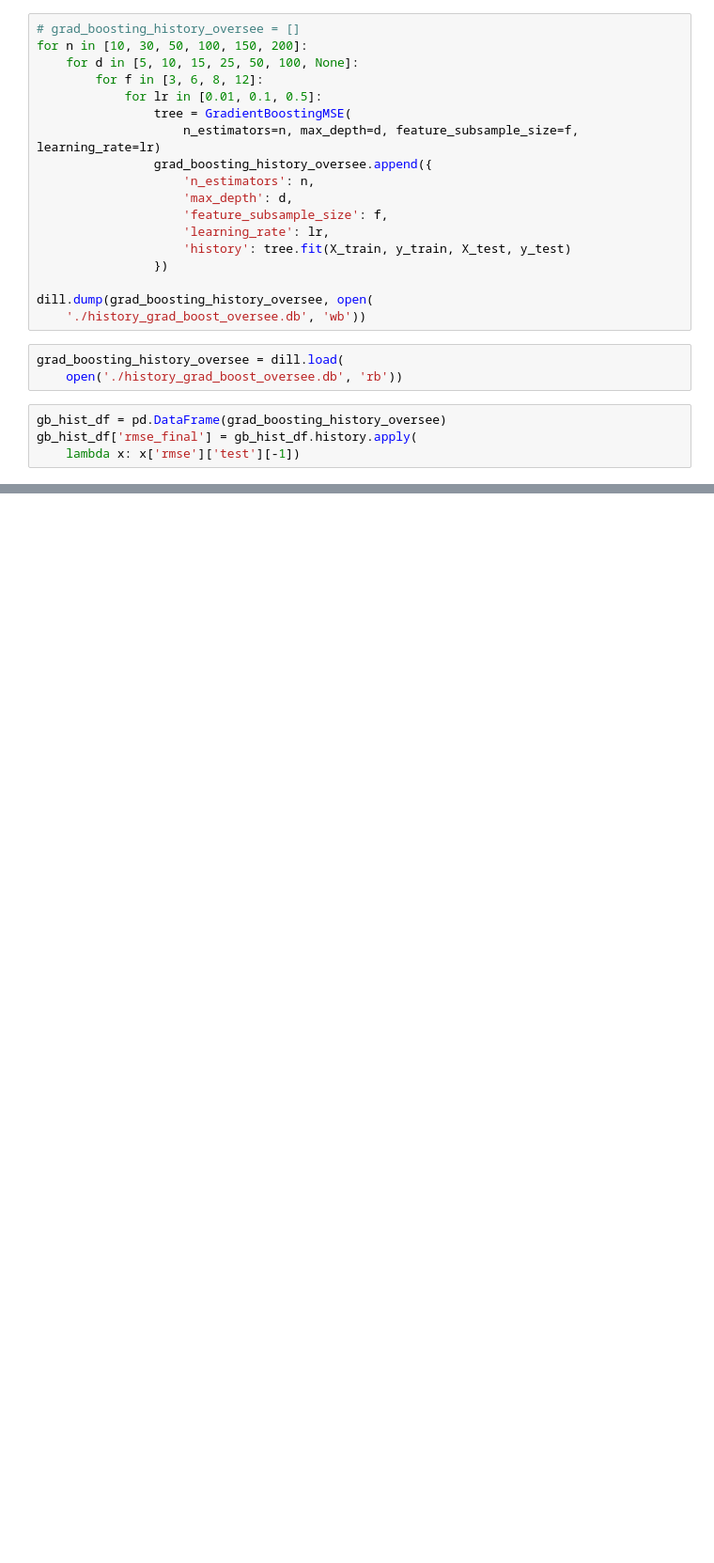
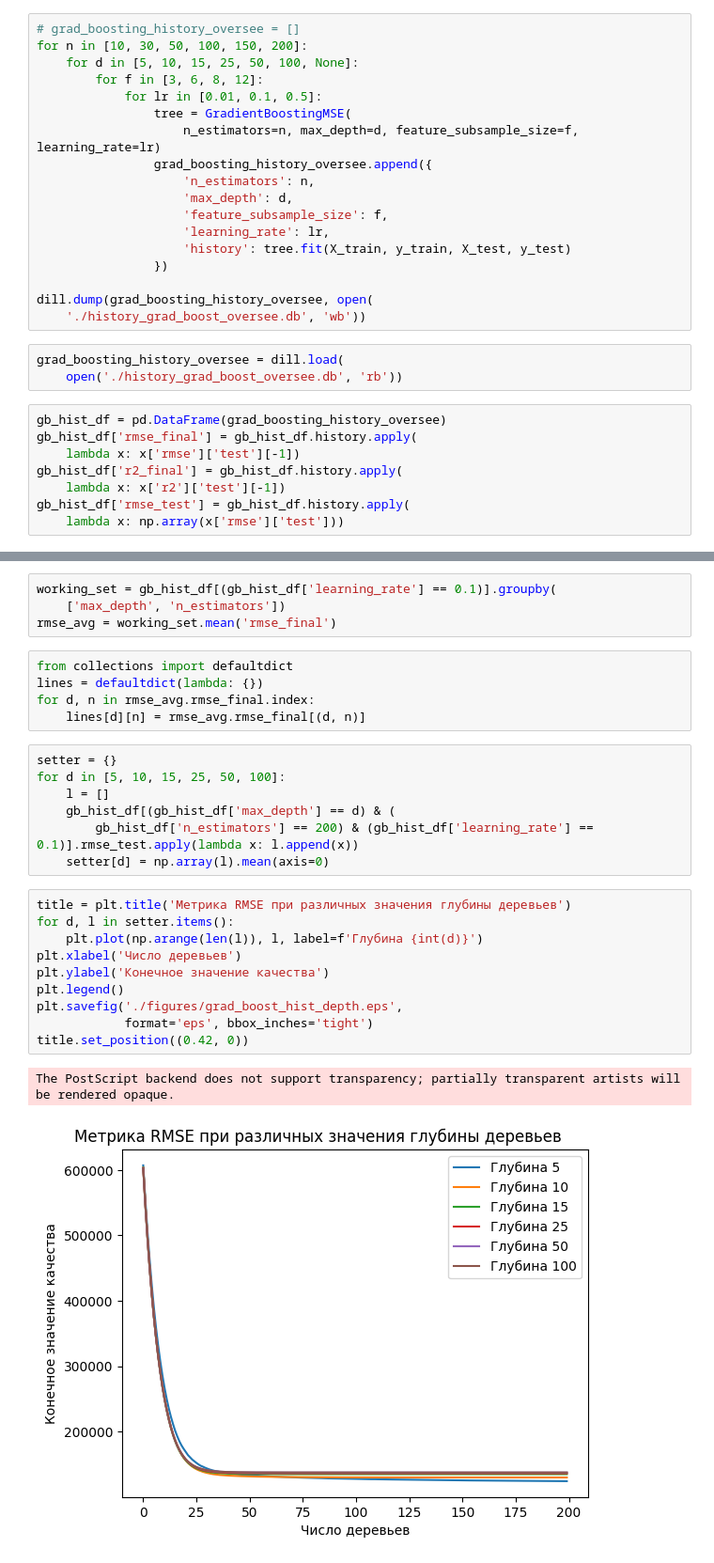
Before and after one commit to Dont4rootMe/Ensembles-ML, a Jupyter notebook: stuff/data_science.ipynb, the cells around one changed output, grey strips where cells are left out. Shown at 94% size. Saved outputs shown, nothing was run; the diff lists cells and outputs as text; blank space fills up the shorter version.

Commit message:
adding grad_boost to docs

```diff
--- a/stuff/data_science.ipynb
+++ b/stuff/data_science.ipynb
@@ -552,3 +552,7 @@ grad_boosting_history_oversee = dill.load(
 gb_hist_df = pd.DataFrame(grad_boosting_history_oversee)
 gb_hist_df['rmse_final'] = gb_hist_df.history.apply(
     lambda x: x['rmse']['test'][-1])
+gb_hist_df['r2_final'] = gb_hist_df.history.apply(
+    lambda x: x['r2']['test'][-1])
+gb_hist_df['rmse_test'] = gb_hist_df.history.apply(
+    lambda x: np.array(x['rmse']['test']))
@@ -554,0 +575,29 @@ gb_hist_df['rmse_final'] = gb_hist_df.history.apply(
+# %%
+working_set = gb_hist_df[(gb_hist_df['learning_rate'] == 0.1)].groupby(
+    ['max_depth', 'n_estimators'])
+rmse_avg = working_set.mean('rmse_final')
+# %%
+from collections import defaultdict
+lines = defaultdict(lambda: {})
+for d, n in rmse_avg.rmse_final.index:
+    lines[d][n] = rmse_avg.rmse_final[(d, n)]
+# %%
+setter = {}
+for d in [5, 10, 15, 25, 50, 100]:
+    l = []
+    gb_hist_df[(gb_hist_df['max_depth'] == d) & (
+        gb_hist_df['n_estimators'] == 200) & (gb_hist_df['learning_rate'] == 0.1)].rmse_test.apply(lambda x: l.append(x))
+    setter[d] = np.array(l).mean(axis=0)
+# %%
+title = plt.title('Метрика RMSE при различных значения глубины деревьев')
+for d, l in setter.items():
+    plt.plot(np.arange(len(l)), l, label=f'Глубина {int(d)}')
+plt.xlabel('Число деревьев')
+plt.ylabel('Конечное значение качества')
+plt.legend()
+plt.savefig('./figures/grad_boost_hist_depth.eps',
+            format='eps', bbox_inches='tight')
+title.set_position((0.42, 0))
+# %% [output]
+The PostScript backend does not support transparency; partially transparent artists will be rendered opaque.
+[figure, added]
```
Also changed, not shown: parts of 17 cells of this notebook, 6 other files.
